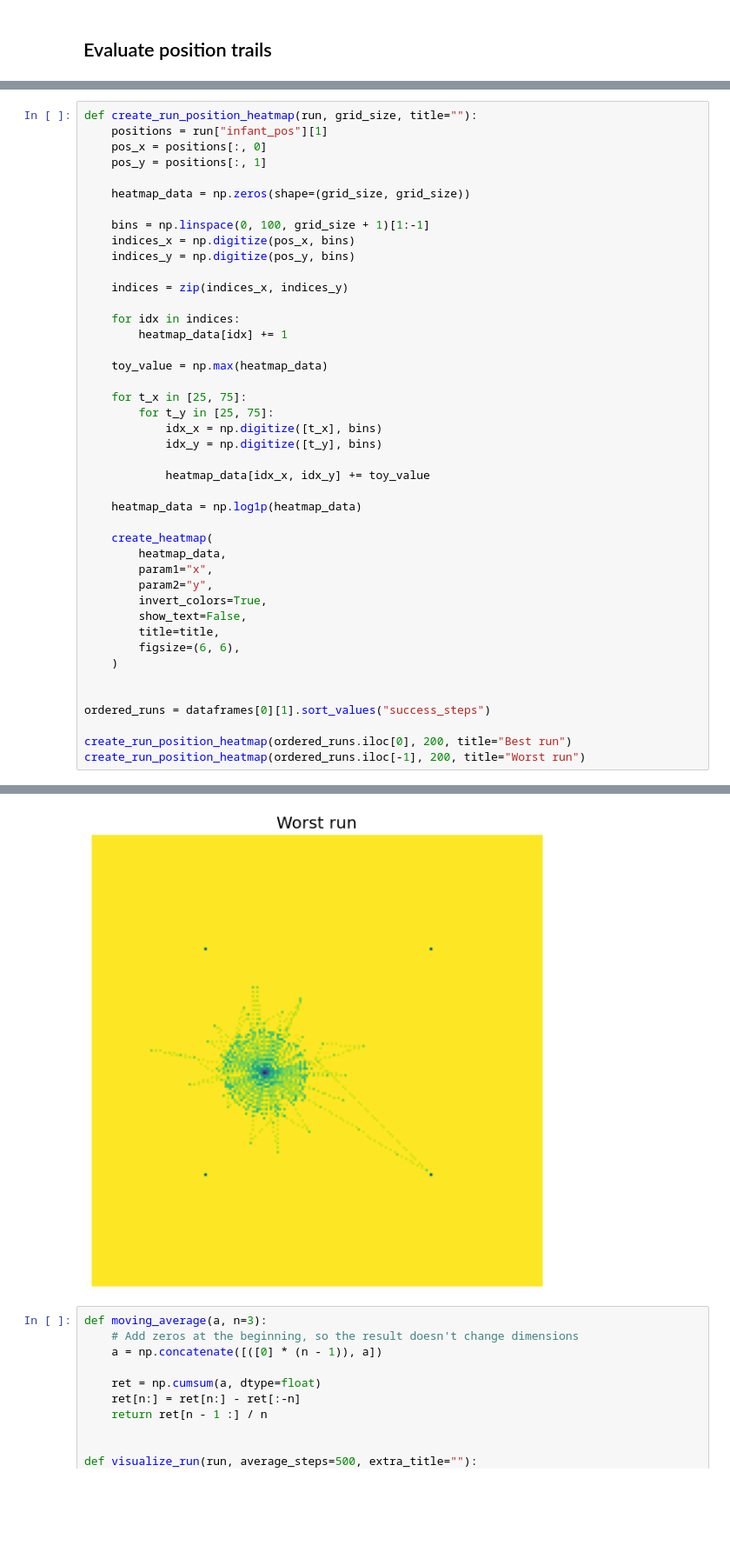
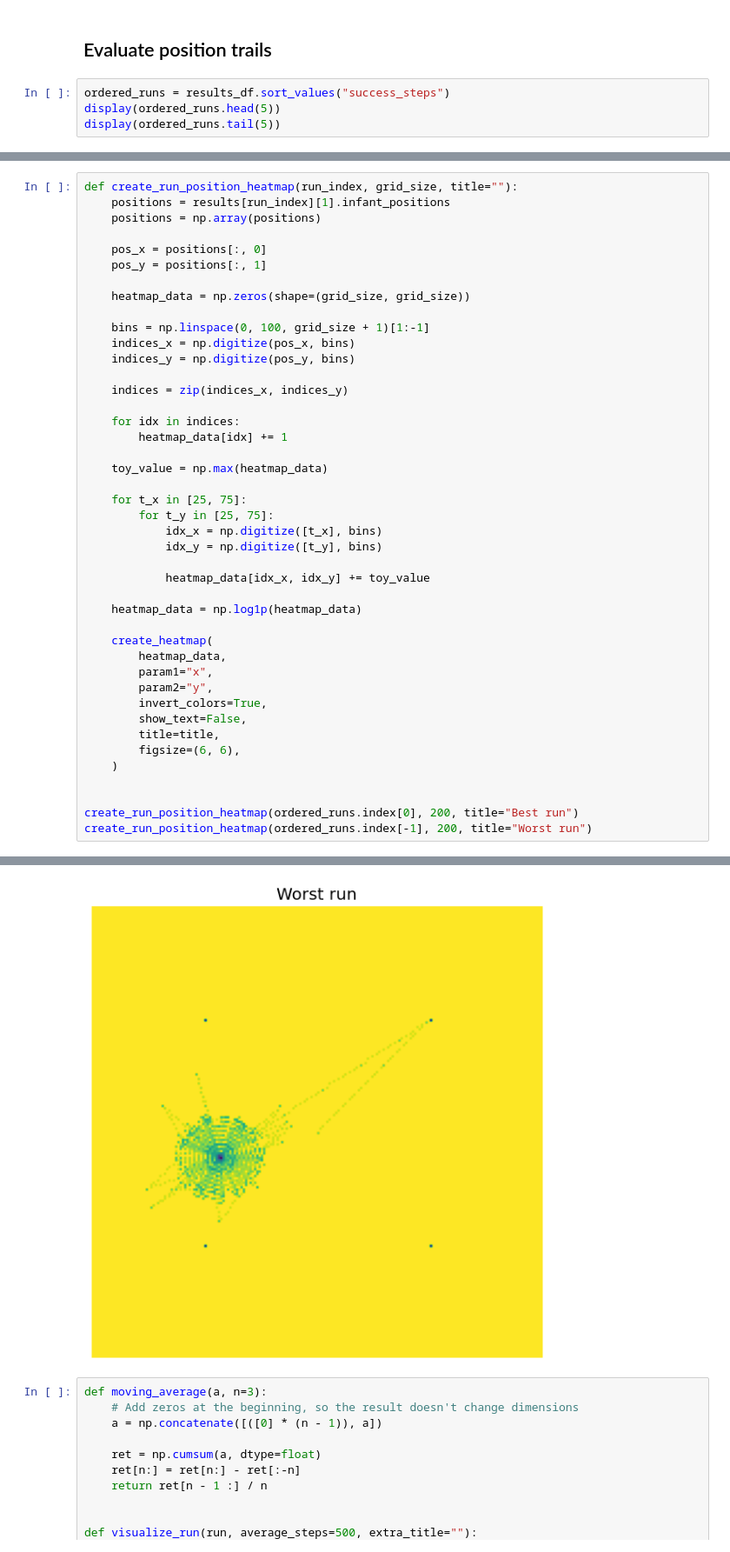
Before and after one commit to roznawsk/infant-abm, a Jupyter notebook: visualization.ipynb, the cells around one changed output, grey strips where cells are left out. Shown at 87% size. Saved outputs shown, nothing was run; the diff lists cells and outputs as text; blank space fills up the shorter version.

```diff
--- a/visualization.ipynb
+++ b/visualization.ipynb
@@ -564,2 +535,6 @@ display(ordered_runs.tail(5))
 # %% [markdown]
 ## Evaluate position trails
+# %%
+ordered_runs = results_df.sort_values("success_steps")
+display(ordered_runs.head(5))
+display(ordered_runs.tail(5))
@@ -566,6 +554,8 @@ display(ordered_runs.tail(5))
 # %%
-def create_run_position_heatmap(run, grid_size, title=""):
-    positions = run["infant_pos"][1]
+def create_run_position_heatmap(run_index, grid_size, title=""):
+    positions = results[run_index][1].infant_positions
+    positions = np.array(positions)
+
     pos_x = positions[:, 0]
     pos_y = positions[:, 1]
 
@@ -602,8 +592,6 @@ def create_run_position_heatmap(run, grid_size, title=""):
     )
 
 
-ordered_runs = dataframes[0][1].sort_values("success_steps")
-
-create_run_position_heatmap(ordered_runs.iloc[0], 200, title="Best run")
-create_run_position_heatmap(ordered_runs.iloc[-1], 200, title="Worst run")
+create_run_position_heatmap(ordered_runs.index[0], 200, title="Best run")
+create_run_position_heatmap(ordered_runs.index[-1], 200, title="Worst run")
 # %% [output]
@@ -611,4 +599,4 @@ create_run_position_heatmap(ordered_runs.iloc[-1], 200, title="Worst run")
-[figure, old version]
+[figure, new version]
 # %%
 def moving_average(a, n=3):
     # Add zeros at the beginning, so the result doesn't change dimensions
```
Also changed, not shown: parts of 8 cells of this notebook, 17 other files.
